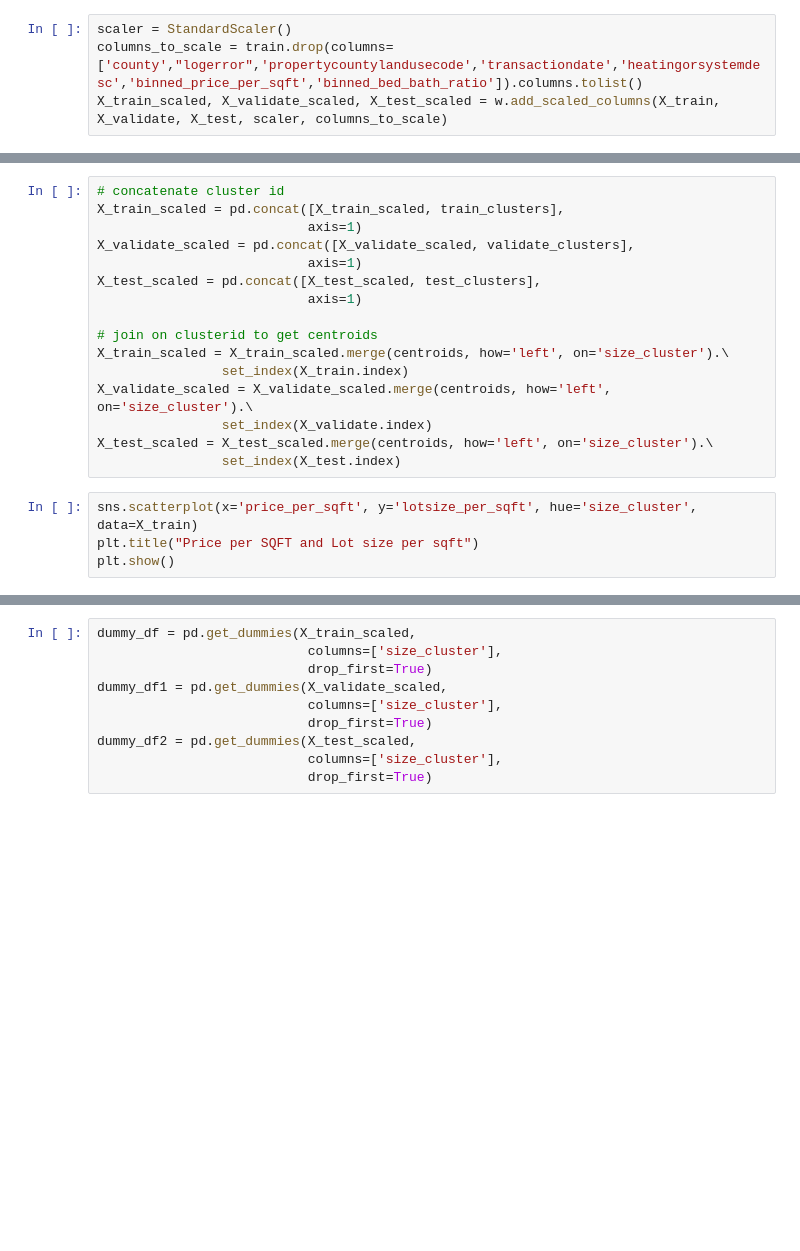
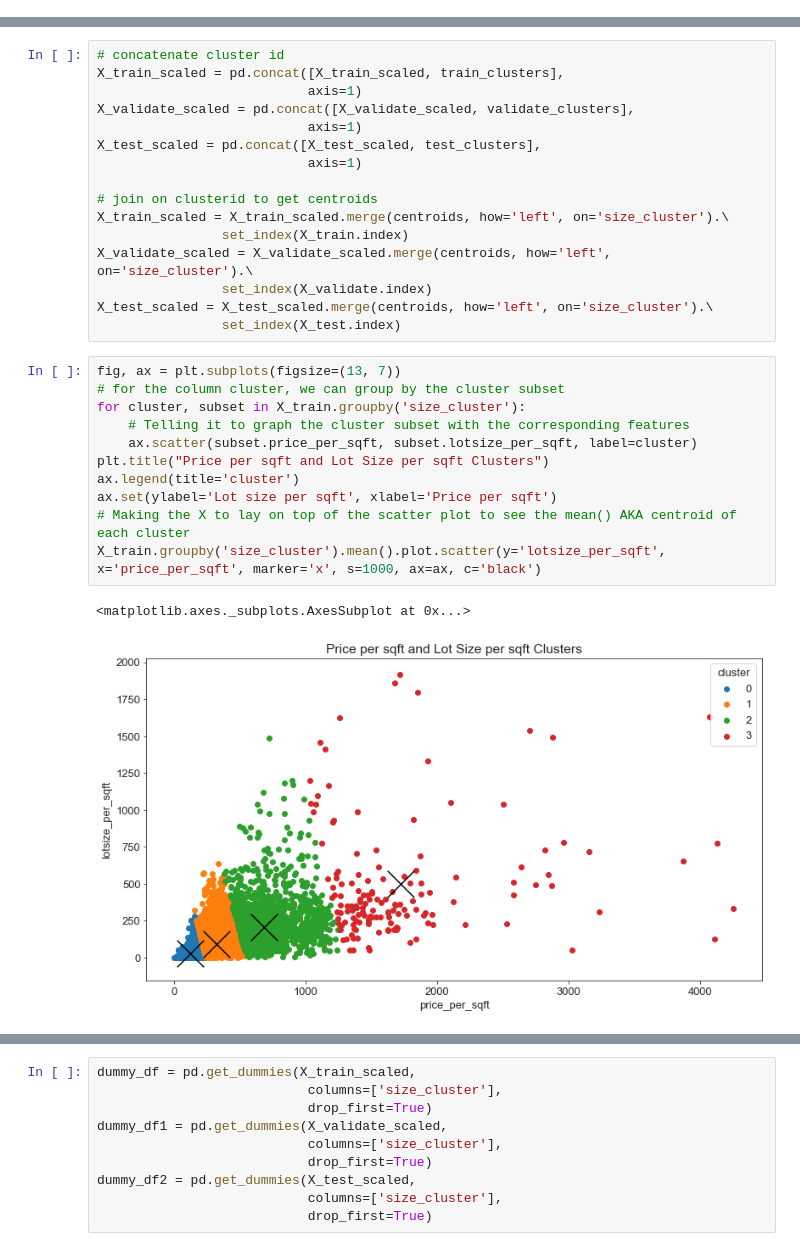
Before and after one commit to george887/clustering_project, a Jupyter notebook: MVP_walkthru.ipynb, the cells around one changed output, grey strips where cells are left out. Drawn from its saved outputs; the diff is of its cells as text; blank space fills up the shorter version.

```diff
--- a/MVP_walkthru.ipynb
+++ b/MVP_walkthru.ipynb
@@ -319,4 +387,0 @@ X_train.groupby('age_cluster').mean().plot.scatter(y='age', x='price_per_sqft',
-# %%
-scaler = StandardScaler()
-columns_to_scale = train.drop(columns=['county',"logerror",'propertycountylandusecode','transactiondate','heatingorsystemdesc','binned_price_per_sqft','binned_bed_bath_ratio']).columns.tolist()
-X_train_scaled, X_validate_scaled, X_test_scaled = w.add_scaled_columns(X_train, X_validate, X_test, scaler, columns_to_scale)
@@ -385,10 +461,20 @@ X_validate_scaled = X_validate_scaled.merge(centroids, how='left', on='size_clus
                 set_index(X_validate.index)
 X_test_scaled = X_test_scaled.merge(centroids, how='left', on='size_cluster').\
                 set_index(X_test.index)
-# %%
-sns.scatterplot(x='price_per_sqft', y='lotsize_per_sqft', hue='size_cluster', data=X_train)
-plt.title("Price per SQFT and Lot size per sqft")
-plt.show()
+# %%
+fig, ax = plt.subplots(figsize=(13, 7))
+# for the column cluster, we can group by the cluster subset
+for cluster, subset in X_train.groupby('size_cluster'):
+    # Telling it to graph the cluster subset with the corresponding features
+    ax.scatter(subset.price_per_sqft, subset.lotsize_per_sqft, label=cluster)
+plt.title("Price per sqft and Lot Size per sqft Clusters")
+ax.legend(title='cluster')
+ax.set(ylabel='Lot size per sqft', xlabel='Price per sqft')
+# Making the X to lay on top of the scatter plot to see the mean() AKA centroid of each cluster
+X_train.groupby('size_cluster').mean().plot.scatter(y='lotsize_per_sqft', x='price_per_sqft', marker='x', s=1000, ax=ax, c='black')
+# %% [output]
+<matplotlib.axes._subplots.AxesSubplot at 0x...>
+[figure, added]
 # %%
 sns.boxplot(X_train.size_cluster, y_train.logerror)
 plt.ylim(-.07,.07)
```
Also changed, not shown: parts of 56 cells of this notebook, 1 other file.
